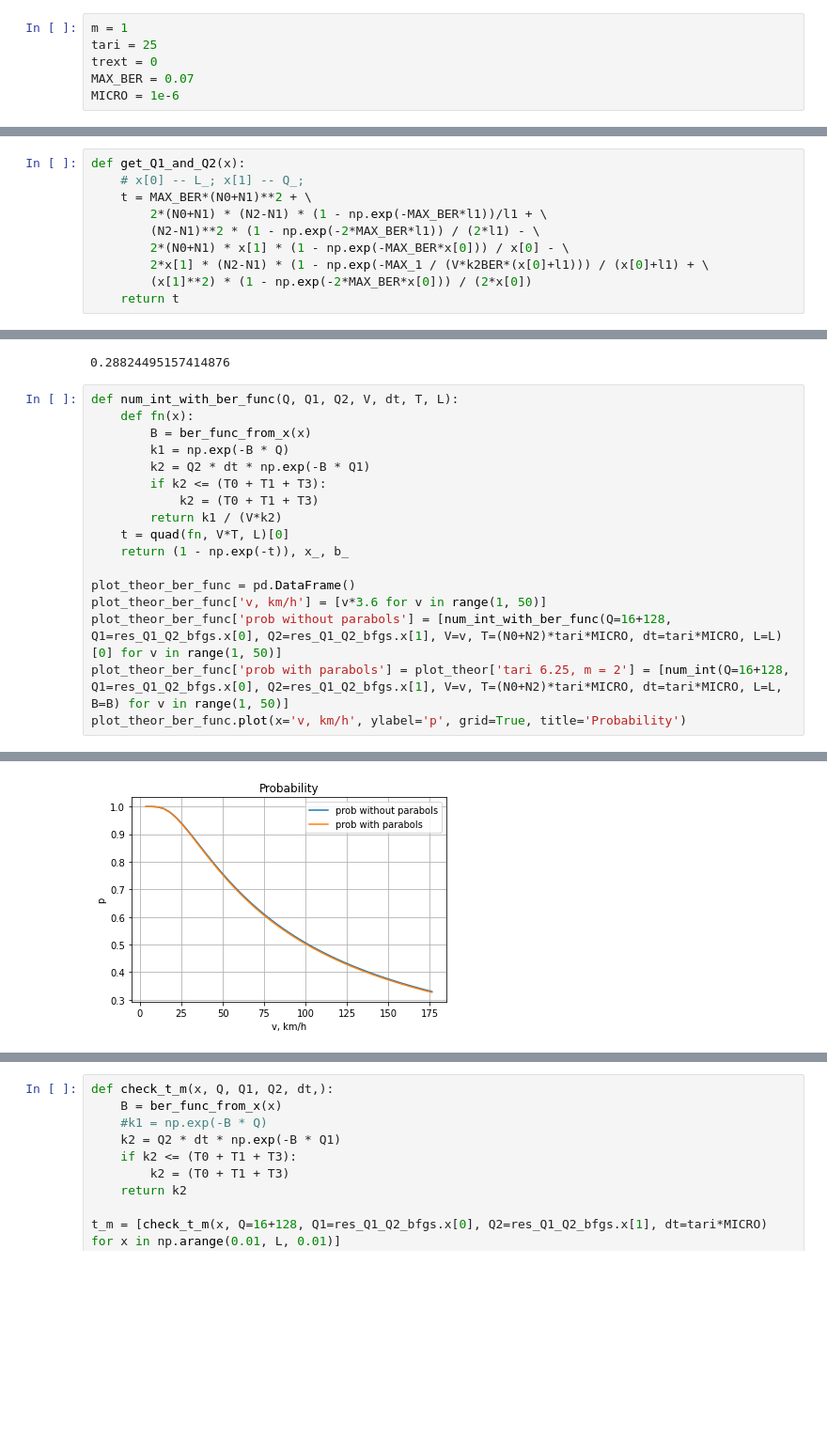
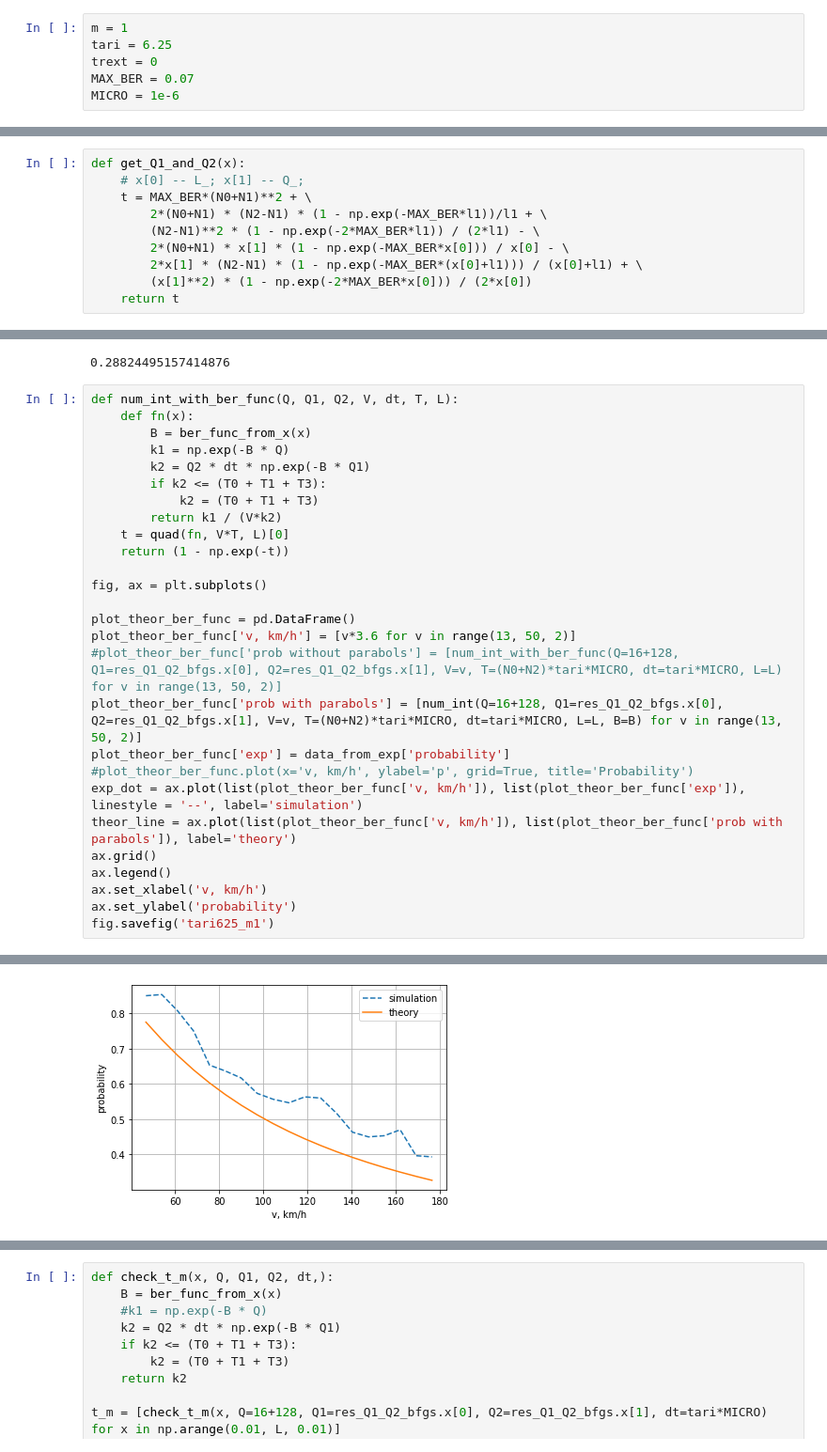
Before and after one commit to FenikL/rfid_project, a Jupyter notebook: experiments/estimate_ber_as_func.ipynb, the cells around one changed output, grey strips where cells are left out. Shown at 94% size. Saved outputs shown, nothing was run; the diff lists cells and outputs as text; blank space fills up the shorter version.

Commit message:
add compare simulation and math

```diff
--- a/experiments/estimate_ber_as_func.ipynb
+++ b/experiments/estimate_ber_as_func.ipynb
@@ -20,7 +21,7 @@ The autoreload extension is already loaded. To reload it, use:
 Ввод необходимых параметров системы:
 # %%
 m = 1
-tari = 25
+tari = 6.25
 trext = 0
 MAX_BER = 0.07
 MICRO = 1e-6
@@ -222,7 +227,7 @@ def get_Q1_and_Q2(x):
         2*(N0+N1) * (N2-N1) * (1 - np.exp(-MAX_BER*l1))/l1 + \
         (N2-N1)**2 * (1 - np.exp(-2*MAX_BER*l1)) / (2*l1) - \
         2*(N0+N1) * x[1] * (1 - np.exp(-MAX_BER*x[0])) / x[0] - \
-        2*x[1] * (N2-N1) * (1 - np.exp(-MAX_1 / (V*k2BER*(x[0]+l1))) / (x[0]+l1) + \
+        2*x[1] * (N2-N1) * (1 - np.exp(-MAX_BER*(x[0]+l1))) / (x[0]+l1) + \
         (x[1]**2) * (1 - np.exp(-2*MAX_BER*x[0])) / (2*x[0])
     return t
 # %%
@@ -283,11 +288,21 @@ def num_int_with_ber_func(Q, Q1, Q2, V, dt, T, L):
             k2 = (T0 + T1 + T3)
         return k1 / (V*k2)
     t = quad(fn, V*T, L)[0]
-    return (1 - np.exp(-t)), x_, b_
+    return (1 - np.exp(-t))
+
+fig, ax = plt.subplots()
 
 plot_theor_ber_func = pd.DataFrame()
-plot_theor_ber_func['v, km/h'] = [v*3.6 for v in range(1, 50)]
-plot_theor_ber_func['prob without parabols'] = [num_int_with_ber_func(Q=16+128, Q1=res_Q1_Q2_bfgs.x[0], Q2=res_Q1_Q2_bfgs.x[1], V=v, T=(N0+N2)*tari*MICRO, dt=tari*MICRO, L=L)[0] for v in range(1, 50)]
-plot_theor_ber_func['prob with parabols'] = plot_theor['tari 6.25, m = 2'] = [num_int(Q=16+128, Q1=res_Q1_Q2_bfgs.x[0], Q2=res_Q1_Q2_bfgs.x[1], V=v, T=(N0+N2)*tari*MICRO, dt=tari*MICRO, L=L, B=B) for v in range(1, 50)]
-plot_theor_ber_func.plot(x='v, km/h', ylabel='p', grid=True, title='Probability')
+plot_theor_ber_func['v, km/h'] = [v*3.6 for v in range(13, 50, 2)]
+#plot_theor_ber_func['prob without parabols'] = [num_int_with_ber_func(Q=16+128, Q1=res_Q1_Q2_bfgs.x[0], Q2=res_Q1_Q2_bfgs.x[1], V=v, T=(N0+N2)*tari*MICRO, dt=tari*MICRO, L=L) for v in range(13, 50, 2)]
+plot_theor_ber_func['prob with parabols'] = [num_int(Q=16+128, Q1=res_Q1_Q2_bfgs.x[0], Q2=res_Q1_Q2_bfgs.x[1], V=v, T=(N0+N2)*tari*MICRO, dt=tari*MICRO, L=L, B=B) for v in range(13, 50, 2)]
+plot_theor_ber_func['exp'] = data_from_exp['probability']
+#plot_theor_ber_func.plot(x='v, km/h', ylabel='p', grid=True, title='Probability')
+exp_dot = ax.plot(list(plot_theor_ber_func['v, km/h']), list(plot_theor_ber_func['exp']), linestyle = '--', label='simulation')
+theor_line = ax.plot(list(plot_theor_ber_func['v, km/h']), list(plot_theor_ber_func['prob with parabols']), label='theory')
+ax.grid()
+ax.legend()
+ax.set_xlabel('v, km/h')
+ax.set_ylabel('probability')
+fig.savefig('tari625_m1')
 # %% [output]
@@ -295,2 +309,2 @@ plot_theor_ber_func.plot(x='v, km/h', ylabel='p', grid=True, title='Probability'
-[figure, old version]
+[figure, new version]
 # %%
```
Also changed, not shown: parts of 10 cells of this notebook, 2 other files.
